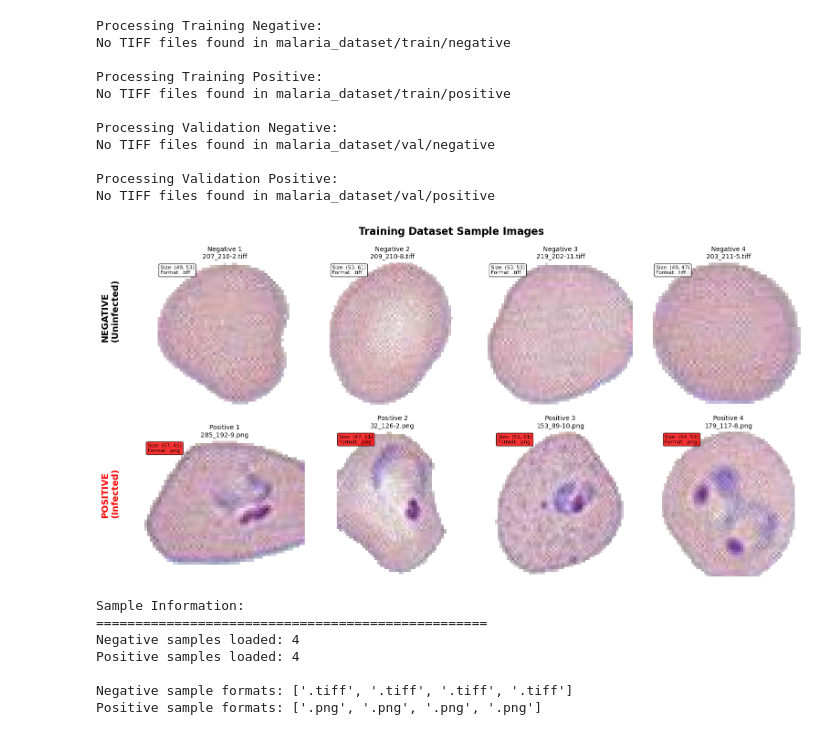
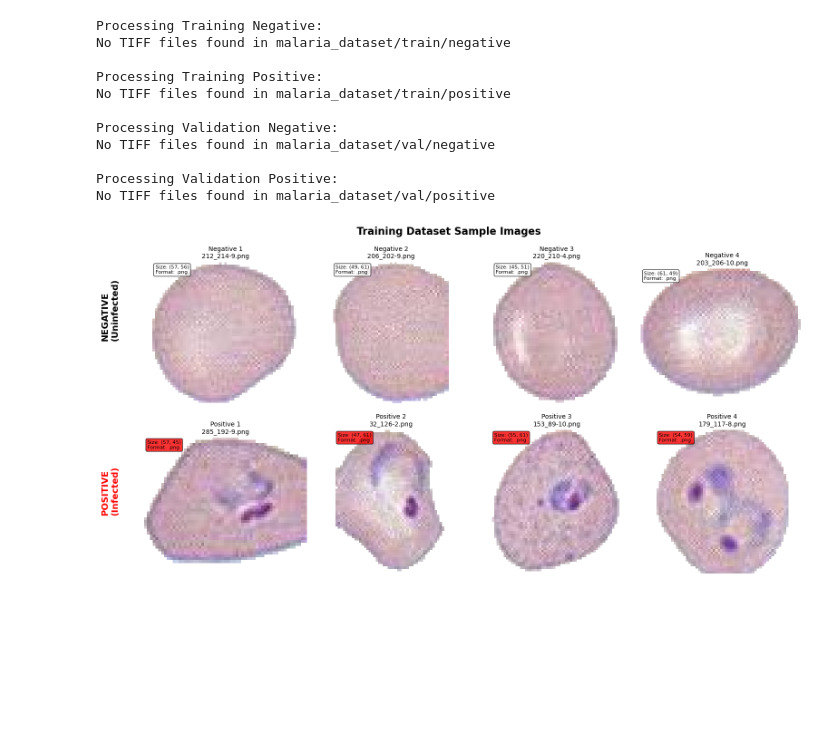
Before and after one commit to prajun7/ml-journey, a Jupyter notebook: MalariaDetection/MalariaDetection.ipynb, the cells around one changed output. Saved outputs shown, nothing was run; the diff lists cells and outputs as text; code cells hidden in the pictures; blank space fills up the shorter version.

```diff
--- a/MalariaDetection/MalariaDetection.ipynb
+++ b/MalariaDetection/MalariaDetection.ipynb
@@ -220,7 +220,6 @@ No TIFF files found in malaria_dataset/val/negative
 Processing Validation Positive:
 No TIFF files found in malaria_dataset/val/positive
 # %%
-# Import random for sample selection (PIL already imported above)
 import random
 
 def get_random_image_files(directory, num_samples=4):
@@ -277,49 +276,31 @@ def visualize_training_samples():
             axes[1, i].imshow(img)
             axes[1, i].set_title(f'Positive {i+1}\n{img_path.name}', fontsize=10)
             axes[1, i].axis('off')
 
             # Add image info
             axes[1, i].text(0.02, 0.98, f'Size: {img.size}\nFormat: {img_path.suffix}',
                            transform=axes[1, i].transAxes, fontsize=8,
                            verticalalignment='top', bbox=dict(boxstyle='round',
                            facecolor='red', alpha=0.8))
         except Exception as e:
             axes[1, i].text(0.5, 0.5, f'Error loading\n{img_path.name}',
                            ha='center', va='center', transform=axes[1, i].transAxes)
             axes[1, i].axis('off')
 
     # Add row labels
     fig.text(0.02, 0.75, 'NEGATIVE\n(Uninfected)', fontsize=14, fontweight='bold',
              rotation=90, verticalalignment='center')
     fig.text(0.02, 0.25, 'POSITIVE\n(Infected)', fontsize=14, fontweight='bold',
              rotation=90, verticalalignment='center', color='red')
 
     plt.tight_layout()
     plt.subplots_adjust(left=0.08)  # Make room for labels
     plt.show()
 
-    # Print sample information
-    print("Sample Information:")
-    print("=" * 50)
-    print(f"Negative samples loaded: {len(negative_samples)}")
-    print(f"Positive samples loaded: {len(positive_samples)}")
-
-    if negative_samples:
-        print(f"\nNegative sample formats: {[f.suffix for f in negative_samples]}")
-    if positive_samples:
-        print(f"Positive sample formats: {[f.suffix for f in positive_samples]}")
-
 # Set random seed for reproducible results
 random.seed(42)
 
 # Visualize the samples
 visualize_training_samples()
 # %% [output]
-[figure, old version]
+[figure, new version]
-Sample Information:
-==================================================
-Negative samples loaded: 4
-Positive samples loaded: 4
-
-Negative sample formats: ['.tiff', '.tiff', '.tiff', '.tiff']
-Positive sample formats: ['.png', '.png', '.png', '.png']
```
